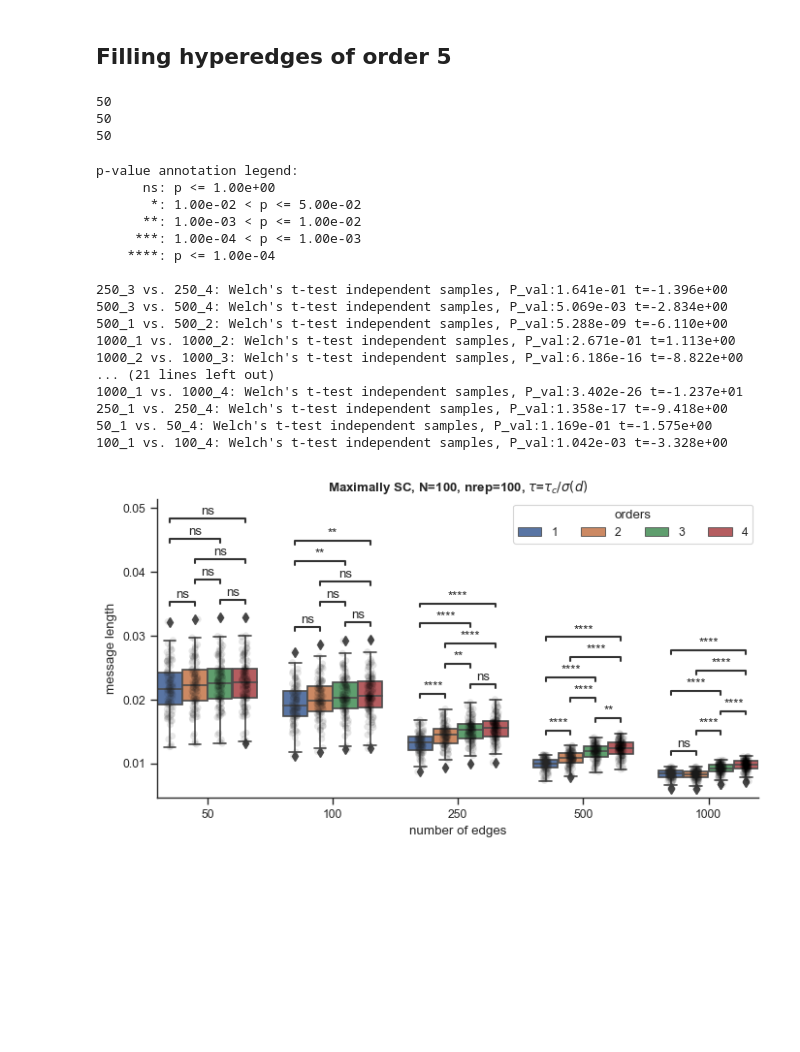
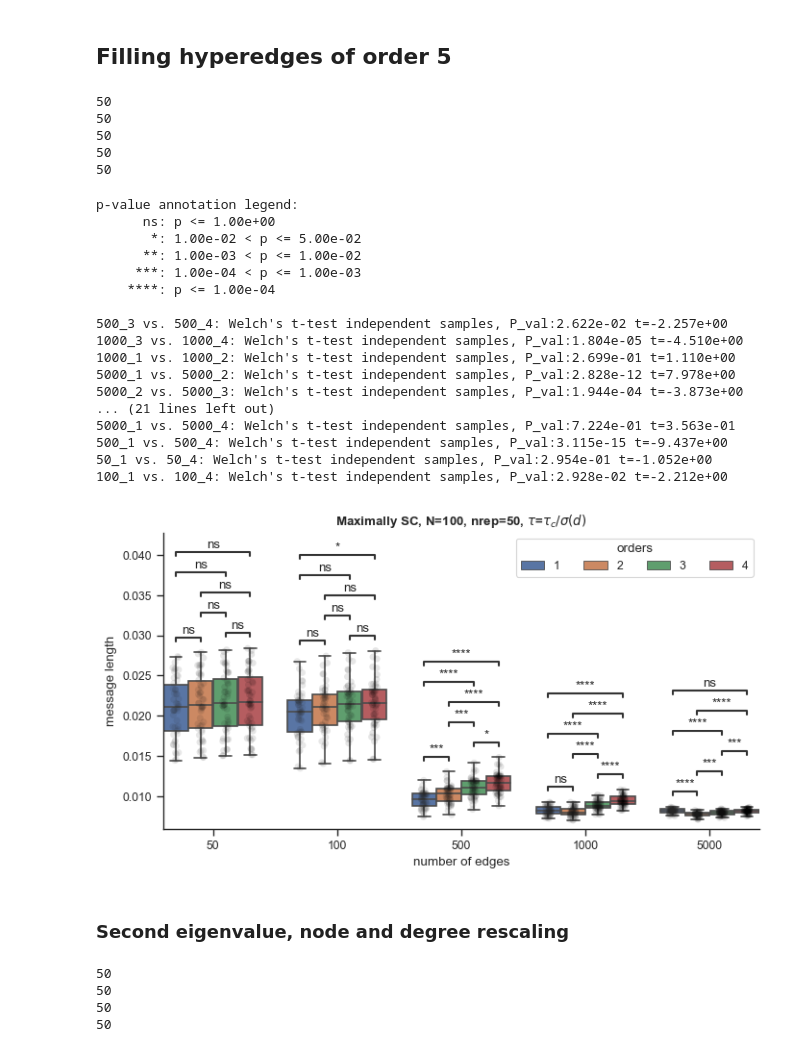
Before and after one commit to maximelucas/hypergraph_reducibility, a Jupyter notebook: notebooks/test_rescaling_MSC.ipynb, the cells around one changed output. Saved outputs shown, nothing was run; the diff lists cells and outputs as text; code cells hidden in the pictures; blank space fills up the shorter version.

Commit message:
Update test MSC

```diff
--- a/notebooks/test_rescaling_MSC.ipynb
+++ b/notebooks/test_rescaling_MSC.ipynb
@@ -110,7 +110,7 @@ N = 100
 possible_hyperedges = list(combinations(range(N), 5))
 
 Hs = dict()
-for d in [50,100,1000,5000]:
+for d in [50,100,500,1000,5000]:
     Hs_i = []
     for rep in range(50):
         if (rep+1)%50==0:
@@ -127,6 +127,8 @@ for d in [50,100,1000,5000]:
 50
 50
 50
+50
+50
 # %%
 info_losses = dict()
 complexities = dict()
@@ -143,8 +145,9 @@ for d, Hs_i in Hs.items():
     for H in Hs_i:
         orders = np.array(xgi.unique_edge_sizes(H)) - 1
         weights = np.ones(len(orders))
-        tau_c = find_charact_tau(H, orders, weights, rescale_per_node=False)
-        Ds_H, lZs_H = optimization_rescaled(H,tau_c, inverse_rescaling_factors, rescale_per_node=False)
+        tau_c = find_charact_tau(H, orders, weights, rescale_per_node=True)
+        inverse_rescaling_factors = [max(orders) / d for d in orders]
+        Ds_H, lZs_H = optimization_rescaled(H,tau_c, inverse_rescaling_factors, rescale_per_node=True)
 
         info_losses_i.append(Ds_H)
         complexities_i.append(lZs_H)
@@ -156,7 +159,7 @@ for d, Hs_i in Hs.items():
     orders_arr[d] = orders_arr_i
     message_lengths[d]= message_lengths_i
 # %%
-for i, s in enumerate([50,100,1000,10000]):
+for i, s in enumerate([50,100,500,1000,5000]):
     message_lengths[s] = pad_arr_list(message_lengths[s])
 
 df = pd.DataFrame.from_dict(message_lengths, orient="index").stack().to_frame()
@@ -180,42 +183,67 @@ plt.legend(title= "orders",ncols = 4)
 
 sb.stripplot(data=dff, hue="order", y="message length", x="number of edges", ax=ax, color="black", dodge=True, alpha=0.1, legend=False)
 
 sb.despine()
-ax.set_title(rf"Maximally SC, N={N}, nrep={100}, $\tau$=$\tau_c/\sigma(d)$", weight="bold")
+ax.set_title(rf"Maximally SC, N={N}, nrep={50}, $\tau$=$\tau_c/\sigma(d)$", weight="bold")
 
 
 pairs = []
-for p in [50,100,250,500,1000]:
+for p in [50,100,500,1000,5000]:
     pairs.append( [(p, 3), (p, 4) ] )
     pairs.append( [(p, 1), (p, 2) ] )
     pairs.append( [(p, 1), (p, 3) ] )
     pairs.append( [(p, 1), (p, 4) ] )
     pairs.append( [(p, 2), (p, 3) ] )
     pairs.append( [(p, 2), (p, 4) ] )
 
 annotator = Annotator(ax, pairs, data=dff, x="number of edges", y="message length", hue="order")
 annotator.configure(test='t-test_welch', text_format='star', loc='inside')
 annotator.apply_and_annotate()
 
 #fig_name = f"message_length_RHG_N{N}_pwiring_{sparsity_scales}_nreps_{n_rep}_boxplot"
 fig_name = f"message_length_MSC_N_100_d_50_100_250_500_1000_char_tau_1_rescaled_boxplot"
 #plt.savefig(f"{out_dir}{fig_name}.png", dpi=250, bbox_inches="tight")
 # %% [output]
 p-value annotation legend:
       ns: p <= 1.00e+00
        *: 1.00e-02 < p <= 5.00e-02
       **: 1.00e-03 < p <= 1.00e-02
      ***: 1.00e-04 < p <= 1.00e-03
     ****: p <= 1.00e-04
 
-250_3 vs. 250_4: Welch's t-test independent samples, P_val:1.641e-01 t=-1.396e+00
-500_3 vs. 500_4: Welch's t-test independent samples, P_val:5.069e-03 t=-2.834e+00
-500_1 vs. 500_2: Welch's t-test independent samples, P_val:5.288e-09 t=-6.110e+00
-1000_1 vs. 1000_2: Welch's t-test independent samples, P_val:2.671e-01 t=1.113e+00
-1000_2 vs. 1000_3: Welch's t-test independent samples, P_val:6.186e-16 t=-8.822e+00
+500_3 vs. 500_4: Welch's t-test independent samples, P_val:2.622e-02 t=-2.257e+00
+1000_3 vs. 1000_4: Welch's t-test independent samples, P_val:1.804e-05 t=-4.510e+00
+1000_1 vs. 1000_2: Welch's t-test independent samples, P_val:2.699e-01 t=1.110e+00
+5000_1 vs. 5000_2: Welch's t-test independent samples, P_val:2.828e-12 t=7.978e+00
+5000_2 vs. 5000_3: Welch's t-test independent samples, P_val:1.944e-04 t=-3.873e+00
 ... (21 lines left out)
-1000_1 vs. 1000_4: Welch's t-test independent samples, P_val:3.402e-26 t=-1.237e+01
-250_1 vs. 250_4: Welch's t-test independent samples, P_val:1.358e-17 t=-9.418e+00
-50_1 vs. 50_4: Welch's t-test independent samples, P_val:1.169e-01 t=-1.575e+00
-100_1 vs. 100_4: Welch's t-test independent samples, P_val:1.042e-03 t=-3.328e+00
+5000_1 vs. 5000_4: Welch's t-test independent samples, P_val:7.224e-01 t=3.563e-01
+500_1 vs. 500_4: Welch's t-test independent samples, P_val:3.115e-15 t=-9.437e+00
+50_1 vs. 50_4: Welch's t-test independent samples, P_val:2.954e-01 t=-1.052e+00
+100_1 vs. 100_4: Welch's t-test independent samples, P_val:2.928e-02 t=-2.212e+00
-[figure, old version]
+[figure, new version]
+# %% [markdown]
+### Second eigenvalue, node and degree rescaling
+# %%
+N = 100
+possible_hyperedges = list(combinations(range(N), 5))
+
+Hs = dict()
+for d in [50,100,500,1000,5000]:
+    Hs_i = []
+    for rep in range(50):
+        if (rep+1)%50==0:
+            print(rep+1)
+        hyperedges = random.sample(possible_hyperedges, d)
+        H = xgi.SimplicialComplex(hyperedges)
+
+        orders = np.array(xgi.unique_edge_sizes(H)) - 1
+        weights = np.ones(len(orders))
+
+        Hs_i.append(H)
+    Hs[d] = Hs_i
+# %% [output]
+50
+50
+50
+50
```
Also changed, not shown: parts of 3 cells of this notebook.
